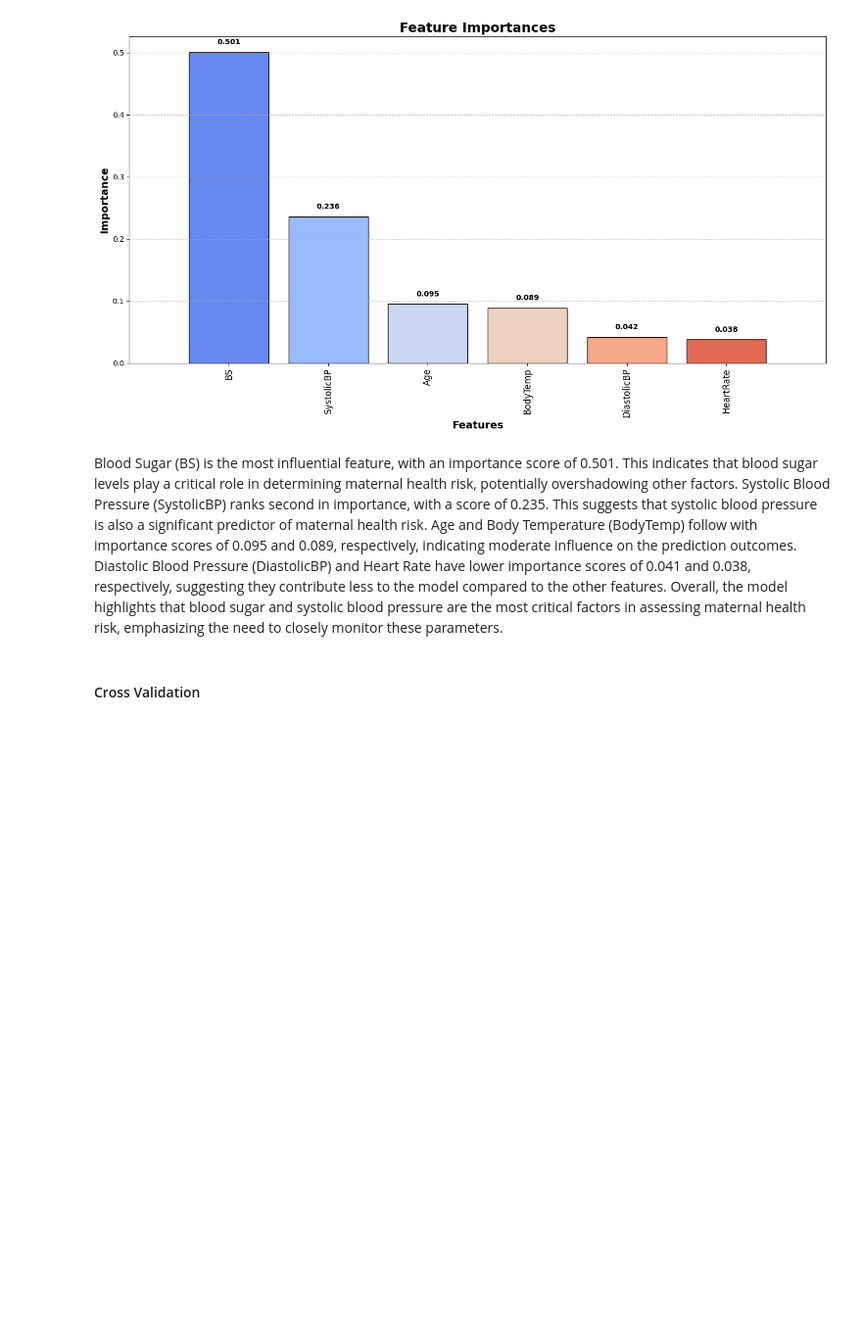
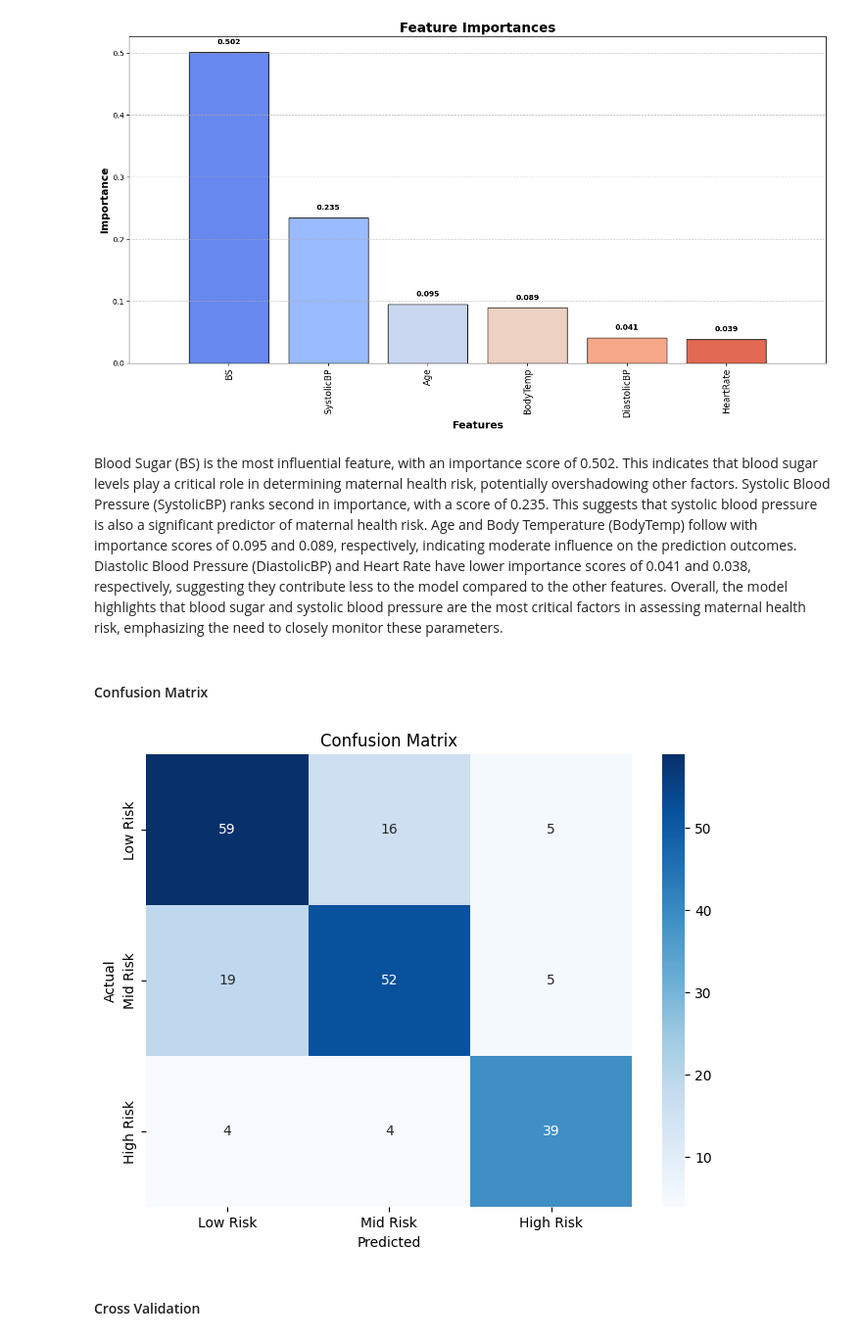
Before and after one commit to molitorl/Projekt-LJL, a Jupyter notebook: Maternal_Health_Risk_Classification_Model.ipynb, the cells around one changed output. Shown at 98% size. Saved outputs shown, nothing was run; the diff lists cells and outputs as text; code cells hidden in the pictures; blank space fills up the shorter version.

```diff
--- a/Maternal_Health_Risk_Classification_Model.ipynb
+++ b/Maternal_Health_Risk_Classification_Model.ipynb
@@ -662,21 +682,9 @@ After evaluating the performance of decision tree and random forest models for t
 ### Baseline Model
 # %%
 import pandas as pd
-from sklearn.model_selection import train_test_split
 from sklearn.ensemble import GradientBoostingClassifier
 from sklearn.metrics import classification_report, confusion_matrix, accuracy_score
 from sklearn.preprocessing import StandardScaler
-
-# Split the data into features and target variable
-X = raw_data.drop(columns=['RiskLevel'])
-y = raw_data['RiskLevel']
-
-# Standardize the features
-scaler = StandardScaler()
-X_scaled = scaler.fit_transform(X)
-
-# Split the dataset into training and testing sets
-X_train, X_test, y_train, y_test = train_test_split(X_scaled, y, test_size=0.2, random_state=42)
 
 # Initialize the gradient boosting classifier
 gb_model = GradientBoostingClassifier()
@@ -755,10 +823,28 @@ else:
 Model fitted: True
 [figure]
 # %% [markdown]
-Blood Sugar (BS) is the most influential feature, with an importance score of 0.501. This indicates that blood sugar levels play a critical role in determining maternal health risk, potentially overshadowing other factors.
+Blood Sugar (BS) is the most influential feature, with an importance score of 0.502. This indicates that blood sugar levels play a critical role in determining maternal health risk, potentially overshadowing other factors.
 Systolic Blood Pressure (SystolicBP) ranks second in importance, with a score of 0.235. This suggests that systolic blood pressure is also a significant predictor of maternal health risk.
 Age and Body Temperature (BodyTemp) follow with importance scores of 0.095 and 0.089, respectively, indicating moderate influence on the prediction outcomes.
 Diastolic Blood Pressure (DiastolicBP) and Heart Rate have lower importance scores of 0.041 and 0.038, respectively, suggesting they contribute less to the model compared to the other features.
 Overall, the model highlights that blood sugar and systolic blood pressure are the most critical factors in assessing maternal health risk, emphasizing the need to closely monitor these parameters.
+# %% [markdown]
+#### Confusion Matrix
+# %%
+# Generate the confusion matrix based on the provided output
+conf_matrix = confusion_matrix(y_test, y_pred)
+
+# Define class labels
+class_labels = ['Low Risk', 'Mid Risk', 'High Risk']
+
+# Plot the confusion matrix heatmap
+plt.figure(figsize=(8, 6))
+sns.heatmap(conf_matrix, annot=True, fmt='d', cmap='Blues', xticklabels=class_labels, yticklabels=class_labels)
+plt.title('Confusion Matrix')
+plt.xlabel('Predicted')
+plt.ylabel('Actual')
+plt.show()
+# %% [output]
+[figure, added]
 # %% [markdown]
 #### Cross Validation
```
Also changed, not shown: parts of 111 cells of this notebook.
